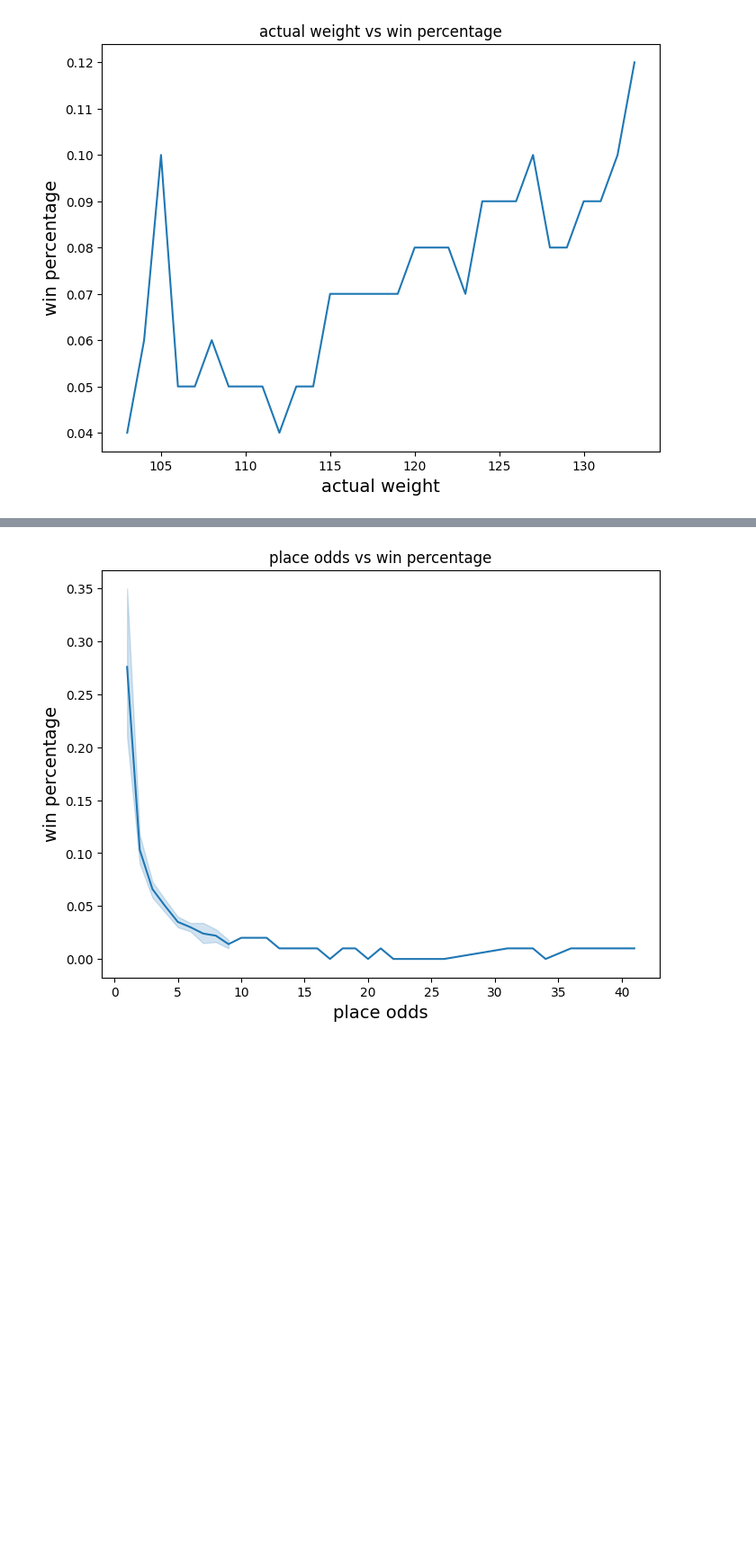
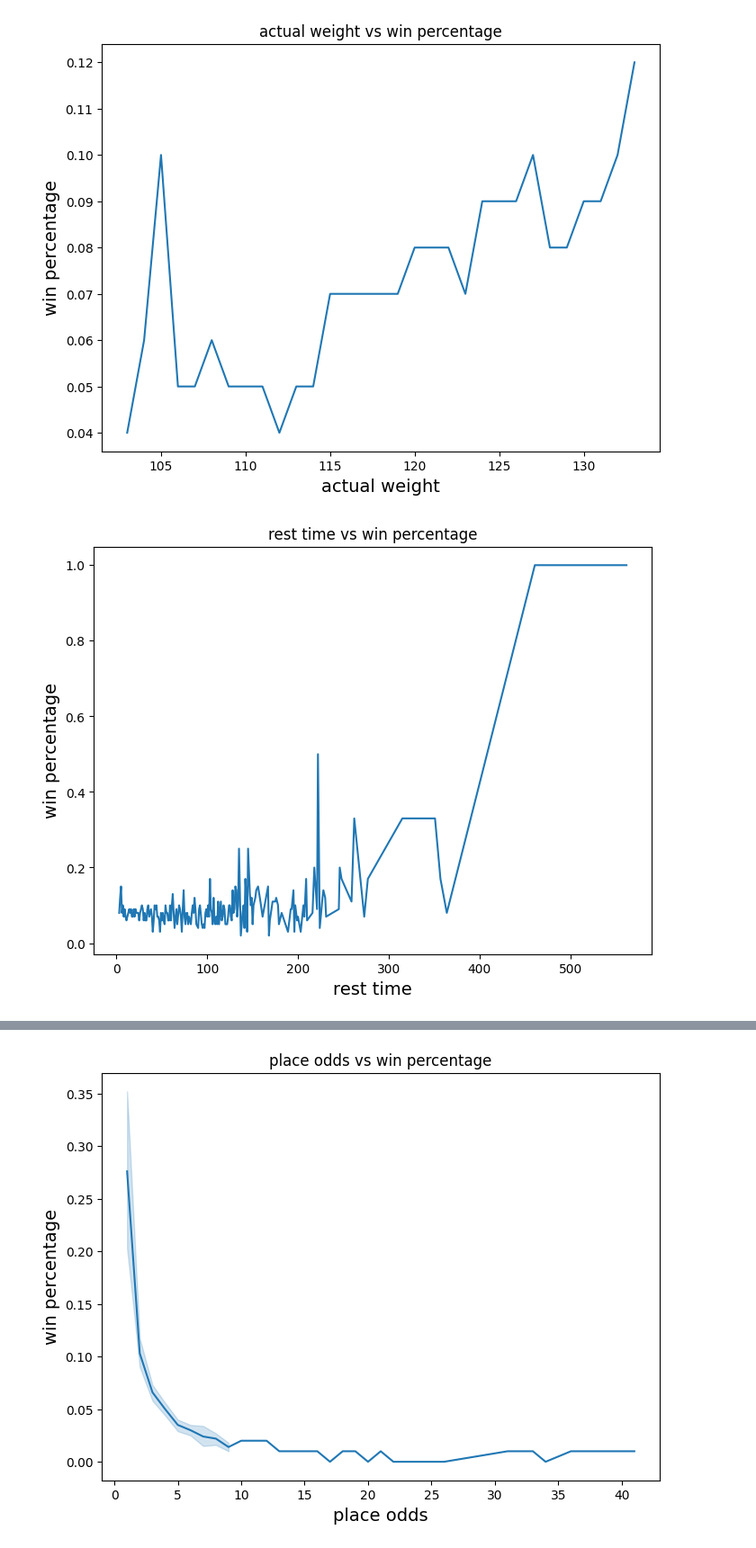
Before and after one commit to codeworks-data/mvp-horse-racing-prediction, a Jupyter notebook: notebooks/01-eda-horse-racing.ipynb, the cells around one changed output, grey strips where cells are left out. Shown at 90% size. Saved outputs shown, nothing was run; the diff lists cells and outputs as text; code cells hidden in the pictures; blank space fills up the shorter version.

```diff
--- a/notebooks/01-eda-horse-racing.ipynb
+++ b/notebooks/01-eda-horse-racing.ipynb
@@ -98,20 +86,3 @@ plt.show()
 - More than 90% of race date are missing
 # %% [markdown]
 ### ADDITIONAL FEATURES
-# %%
-def add_time_features(df):
-    df['year'] = df['date'].dt.year
-    df['month'] = df['date'].dt.month
-
-    return df
-
-df_runners = add_time_features(df_runners)
-df_runners['horse_under_4'] = df_runners['horse_age'].apply(lambda a: 1 if a <= 4 else 0)
-
-df_runners_per_race = df_runners[['race_id', 'horse_no']].groupby('race_id').size().reset_index(name='number_of_runners')
-df_runners_age = df_runners[['race_id', 'horse_under_4']].groupby('race_id').sum().reset_index().rename(columns={'horse_under_4':'number_of_runners_under_4'})
-
-df_runners = df_runners.merge(df_runners_per_race, on='race_id')
-df_runners = df_runners.merge(df_runners_age, on='race_id')
-
-df_runners['ratio_runners_under_4'] = df_runners['number_of_runners_under_4'] / df_runners['number_of_runners']
@@ -165,3 +212,7 @@ plot_win_percentage(df_runners, 'declared_weight', 'declared weight')
 plot_win_percentage(df_runners, 'actual_weight', 'actual weight')
 # %% [output]
 [figure]
+# %%
+plot_win_percentage(df_runners, 'horse_rest_time', 'rest time')
+# %% [output]
+[figure, added]
```
Also changed, not shown: parts of 13 cells of this notebook, 1 other file.
